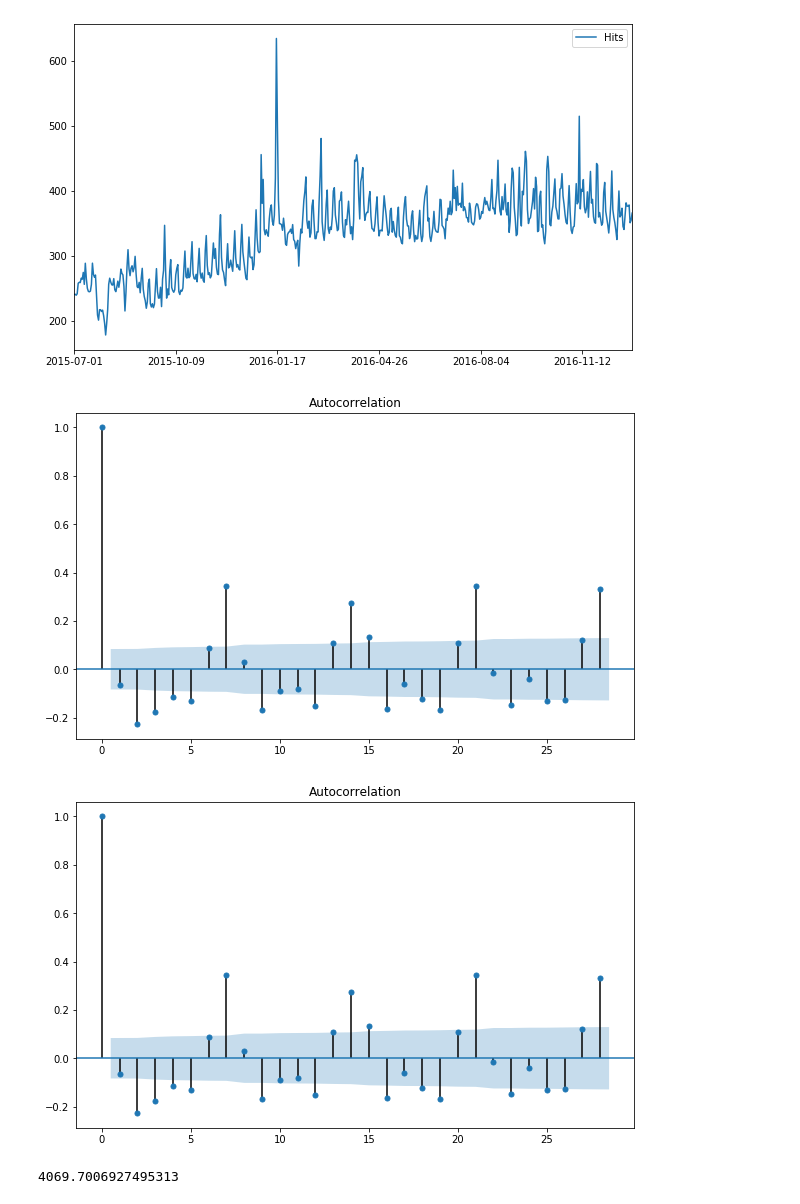
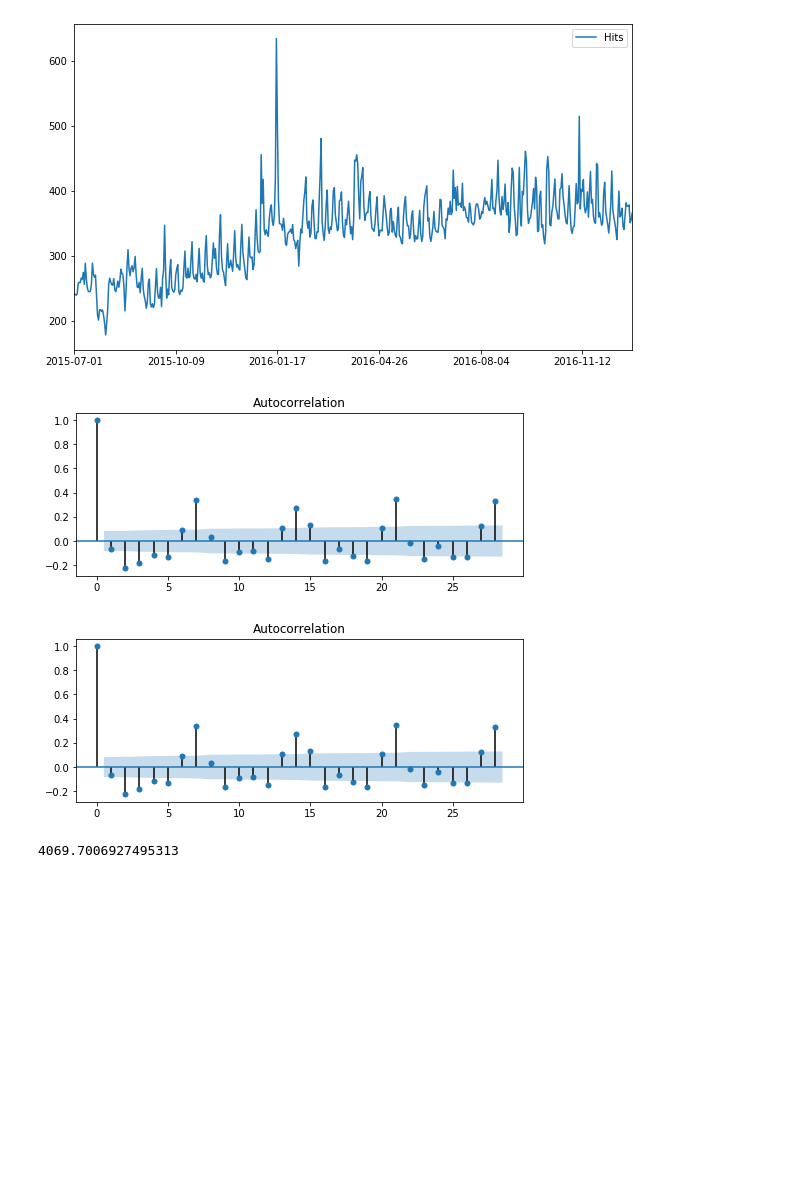
Before and after one commit to christinejiang11/personal_projects, a Jupyter notebook: Web_Traffic_Time_Series/Web_Traffic_Prediction.ipynb, the cells around one changed output. Drawn from its saved outputs; the diff is of its cells as text; code cells hidden in the pictures; blank space fills up the shorter version.

```diff
--- a/Web_Traffic_Time_Series/Web_Traffic_Prediction.ipynb
+++ b/Web_Traffic_Time_Series/Web_Traffic_Prediction.ipynb
@@ -156,11 +166,12 @@ P-Value: 0.4474457922931121
 Not stationary
 [figure]
 # %%
+plt.rcParams['figure.figsize']=(8,3)
 dfdiff = df.diff(periods=1)
 plot_acf(dfdiff[1:])
 # %% [output]
-[figure, old version]
+[figure, new version]
-[figure, old version]
+[figure, new version]
 # %%
 train = df.iloc[0:440,:]
 test = df.iloc[441:,]
```
Also changed, not shown: parts of 6 cells of this notebook, 1 other file.
